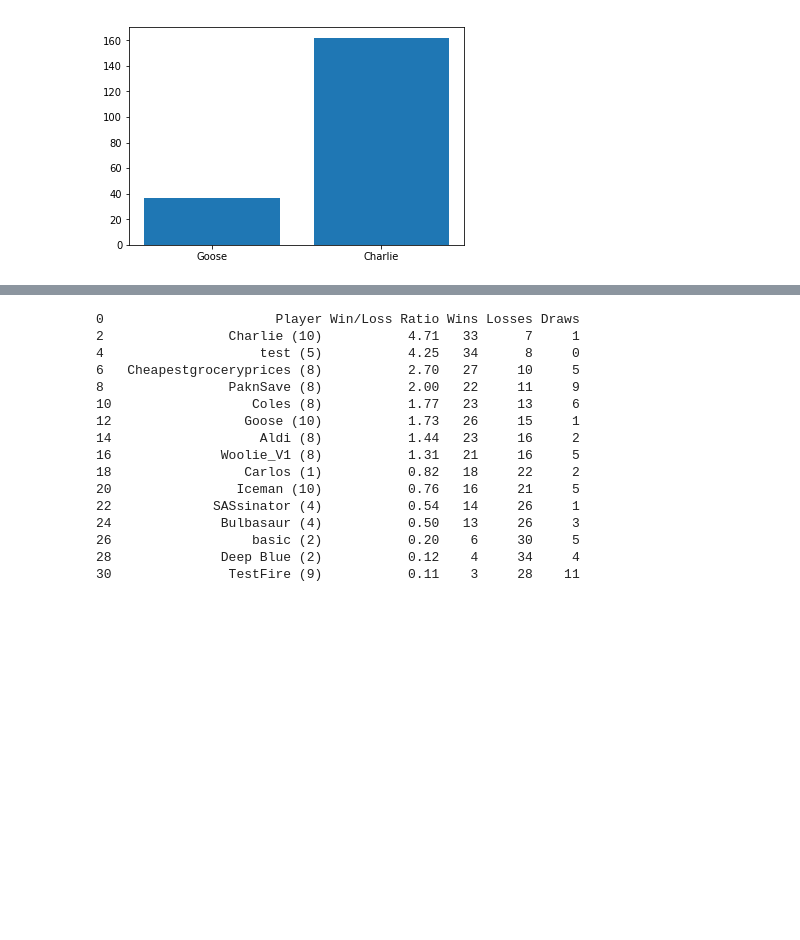
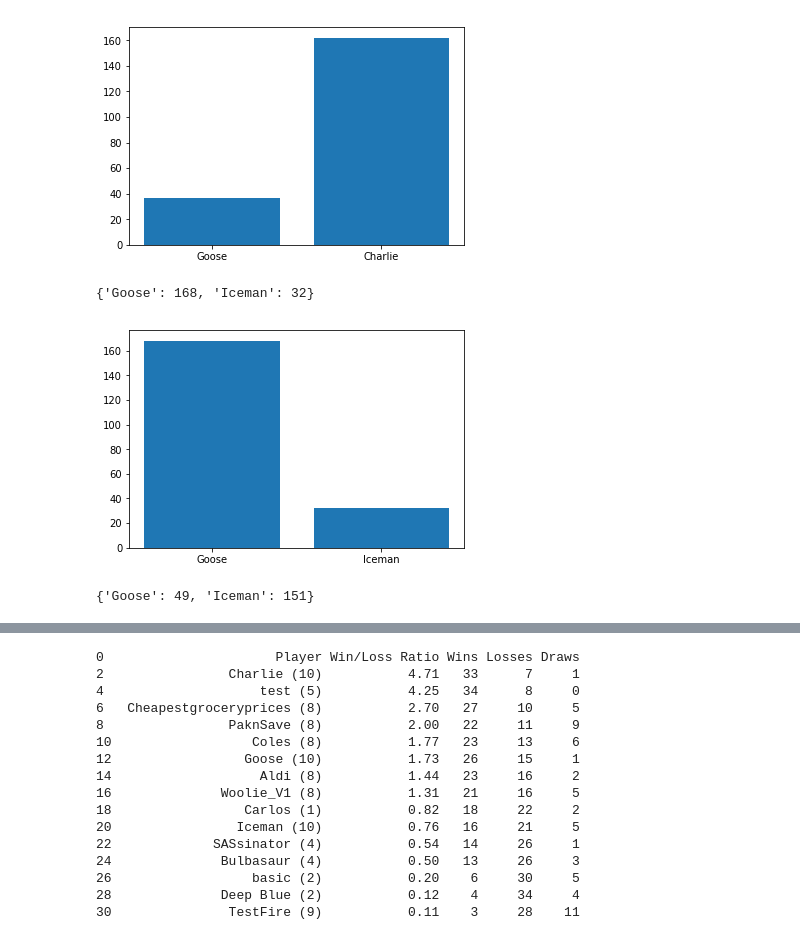
Before and after one commit to wiredtoserve/BattleShips, a Jupyter notebook: Battleships/Statistics.ipynb, the cells around one changed output, grey strips where cells are left out. Drawn from its saved outputs; the diff is of its cells as text; code cells hidden in the pictures; blank space fills up the shorter version.

```diff
--- a/Battleships/Statistics.ipynb
+++ b/Battleships/Statistics.ipynb
@@ -228,0 +231,24 @@ plt.show()
+# %%
+stats = {}
+with open('logfile.txt', 'r') as f:
+    data = f.readlines()
+    stats['Goose'] = 0
+    stats['Iceman'] = 0
+    for i in data:
+        if i.split():
+            # Player 1
+            if i.split()[1] == '1':
+                stats['Iceman'] += 1
+            # Player 0
+            elif i.split()[1] == '0':
+                stats['Goose'] += 1
+# %%
+stats
+# %% [output]
+{'Goose': 168, 'Iceman': 32}
+# %%
+fig, ax = plt.subplots()
+plt.bar(stats.keys(), stats.values())
+plt.show()
+# %% [output]
+[figure, added]
@@ -228,0 +257,4 @@ plt.show()
+# %%
+stats
+# %% [output]
+{'Goose': 49, 'Iceman': 151}
```
Also changed, not shown: parts of 8 cells of this notebook, 28 other files.
